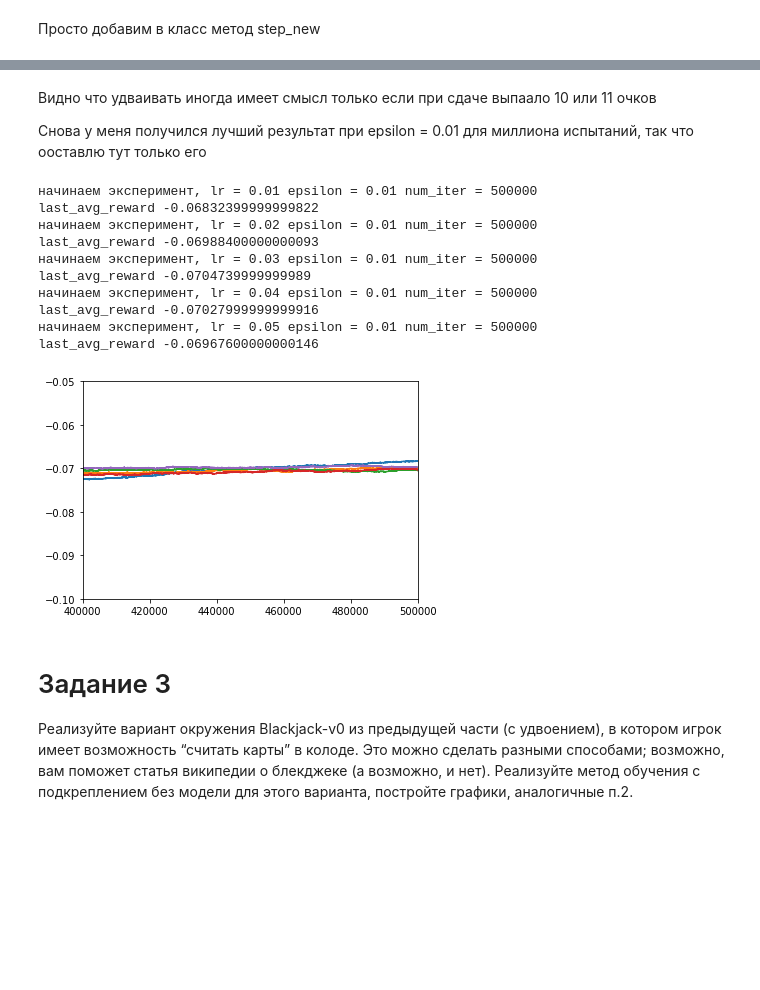
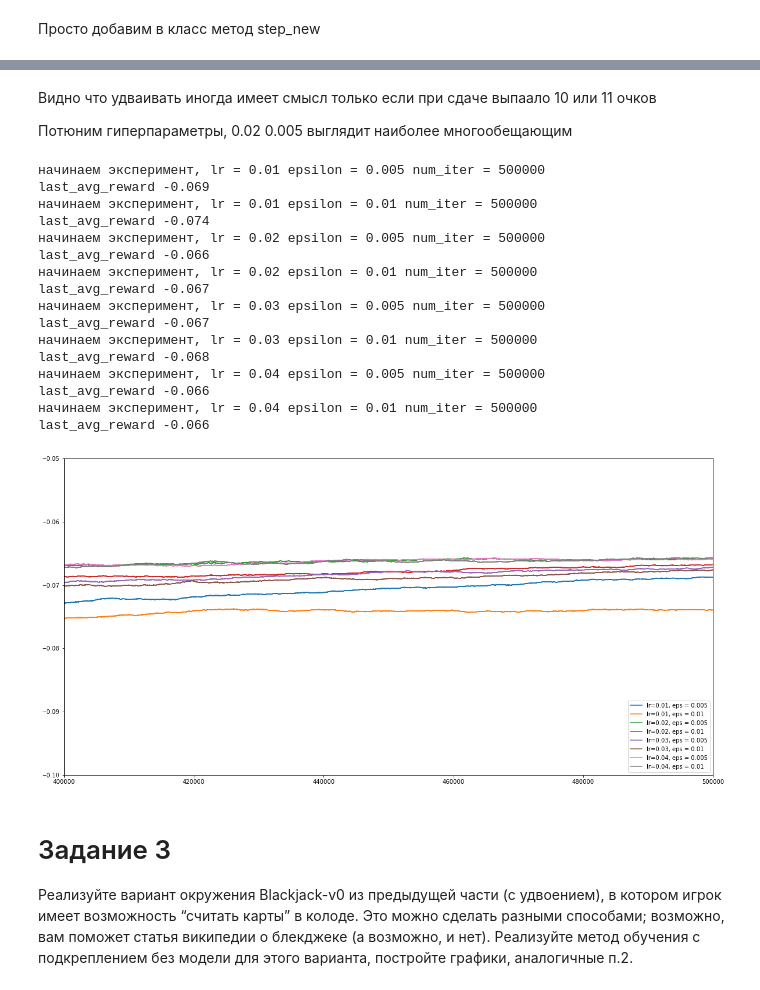
Before and after one commit to OlegPozovnoy/ReinforcementLearningHW, a Jupyter notebook: HW1/Blackjack.ipynb, the cells around one changed output, grey strips where cells are left out. Saved outputs shown, nothing was run; the diff lists cells and outputs as text; code cells hidden in the pictures; blank space fills up the shorter version.

```diff
--- a/HW1/Blackjack.ipynb
+++ b/HW1/Blackjack.ipynb
@@ -302,33 +302,33 @@ from IPython import display
 def conduct_experiment_double(learning_rate = 0.05, epsilon = 0.1, num_iterations = 100000, plot = False, debug = False):
     print(f'начинаем эксперимент, lr = {learning_rate} epsilon = {epsilon} num_iter = {num_iterations}')
     avg_rewards = []
-    q_values = np.zeros((num_states, num_actions))
-    states_counter = np.zeros((num_states, num_actions))
+    q_values = np.zeros((32, 11, 2, num_actions), float)
+    states_counter = np.zeros((32, 11, 2, num_actions))
     for _ in range(num_iterations):
         state = env.reset()
         if debug: print("New Game")
-        state_code = get_code_by_state(state)
-        if debug: print(state, "->", state_code)
+        if debug: print("state", state)
 
         done = False
 
         while not done:
-            action = egreedy_policy(q_values, state_code, epsilon)
+            action = egreedy_policy(q_values, state, epsilon)
             if debug: print("action", action)
 
             next_state, reward, done, some = env.step_new(action)
 
-            next_state_code = get_code_by_state(next_state)
+            if debug: print("next_state", next_state, reward, done, some, q_values[index_by_state(next_state)])
+            if debug: print("old value", q_values[index_by_state(state)], reward, np.max(q_values[index_by_state(state)]))
 
-            if debug: print("next_state", next_state, reward, done, some, next_state_code, q_values[next_state_code][:])
-            if debug: print("old value", q_values[state_code][:], reward, np.max(q_values[next_state_code]))
+            q_values[index_by_state(state)][action] += learning_rate * \
+            (reward + np.max(q_values[index_by_state(next_state)] if not done else 0)\
+            - q_values[index_by_state(state)][action])
 
-            q_values[state_code][action] += learning_rate * (reward + np.max(q_values[next_state_code][:] if not done else 0) - q_values[state_code][action])
-            states_counter[state_code][action] += 1
+            states_counter[index_by_state(state)][action] += 1
 
-            if debug: print("new value", q_values[state_code][:])
+            if debug: print("new value", q_values[index_by_state(state)])
 
-            state_code = next_state_code
+            state = next_state
             if done == True:
                 if len(avg_rewards) == 0:
                     avg_rewards.append(reward)
@@ -341,8 +341,8 @@ def conduct_experiment_double(learning_rate = 0.05, epsilon = 0.1, num_iteration
             pl.ylim(-0.2,0)
             display.clear_output(wait=True)
             display.display(pl.gcf())
-    print(f'last_avg_reward {avg_rewards[-1]}')
+    print(f'last_avg_reward {round(avg_rewards[-1],3)}')
     return avg_rewards, states_counter, q_values
 
-avg_rewards, states_counter, q_values = conduct_experiment_double(learning_rate = 0.01, epsilon = 0.04, num_iterations = 500000, debug = False, plot = True)
+avg_rewards, states_counter, q_values = conduct_experiment_double(learning_rate = 0.03, epsilon = 0.01, num_iterations = 600000, debug = False, plot = True)
 # %% [output]
@@ -376,29 +378,38 @@ for i in range(num_states):
 
 Видно что удваивать иногда имеет смысл только если при сдаче выпаало 10 или 11 очков
 
-Снова у меня получился лучший результат при epsilon = 0.01 для миллиона испытаний, так что ооставлю тут только его
+Потюним гиперпараметры, 0.02 0.005 выглядит наиболее многообещающим
 # %%
-for learning_rate in np.linspace(0.01, 0.05, 5):
-    #for epsilon in np.linspace(0.01, 0.03, 3):
-        epsilon = 0.01
+plt.figure(figsize=(20,10))
+
+for learning_rate in np.linspace(0.01, 0.04, 4):
+    for epsilon in np.linspace(0.005, 0.01, 2):
+        #epsilon = 0.01
         avg_rewards, states_counter, q_values = conduct_experiment_double(learning_rate, epsilon, 500000)
         plt.plot(avg_rewards, label = f'lr={learning_rate}, eps = {epsilon}')
 
 plt.xlim(400000, 500000)
 plt.ylim(-0.1,-0.05)
+plt.legend(loc='lower right')
 plt.show()
 # %% [output]
+начинаем эксперимент, lr = 0.01 epsilon = 0.005 num_iter = 500000
+last_avg_reward -0.069
 начинаем эксперимент, lr = 0.01 epsilon = 0.01 num_iter = 500000
-last_avg_reward -0.06832399999999822
+last_avg_reward -0.074
+начинаем эксперимент, lr = 0.02 epsilon = 0.005 num_iter = 500000
+last_avg_reward -0.066
 начинаем эксперимент, lr = 0.02 epsilon = 0.01 num_iter = 500000
-last_avg_reward -0.06988400000000093
+last_avg_reward -0.067
+начинаем эксперимент, lr = 0.03 epsilon = 0.005 num_iter = 500000
+last_avg_reward -0.067
 начинаем эксперимент, lr = 0.03 epsilon = 0.01 num_iter = 500000
-last_avg_reward -0.0704739999999989
+last_avg_reward -0.068
+начинаем эксперимент, lr = 0.04 epsilon = 0.005 num_iter = 500000
+last_avg_reward -0.066
 начинаем эксперимент, lr = 0.04 epsilon = 0.01 num_iter = 500000
-last_avg_reward -0.07027999999999916
-начинаем эксперимент, lr = 0.05 epsilon = 0.01 num_iter = 500000
-last_avg_reward -0.06967600000000146
+last_avg_reward -0.066
-[figure, old version]
+[figure, new version]
 # %% [markdown]
 # Задание 3
 
```
Also changed, not shown: parts of 14 cells of this notebook.
